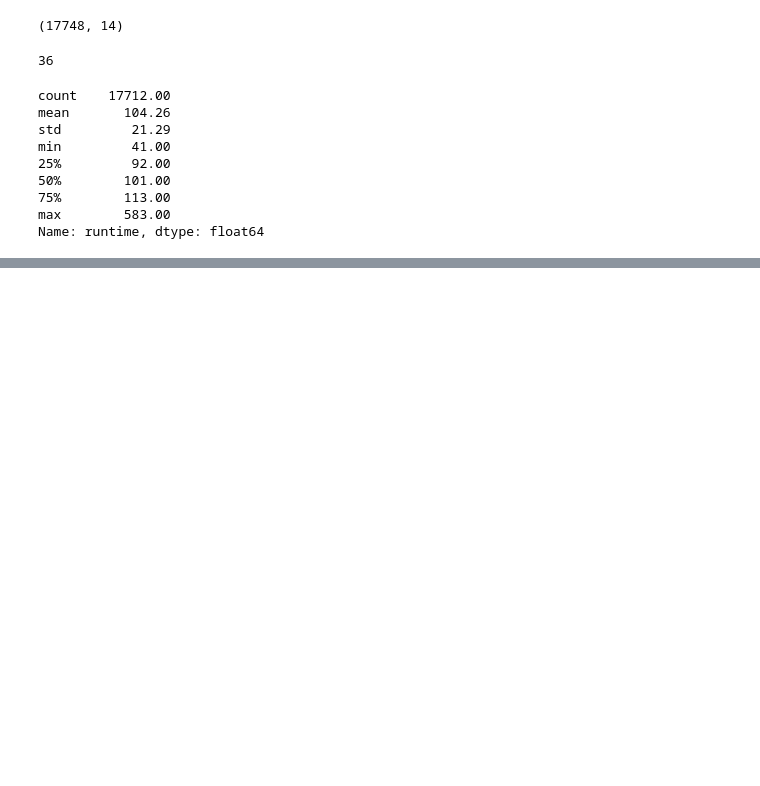
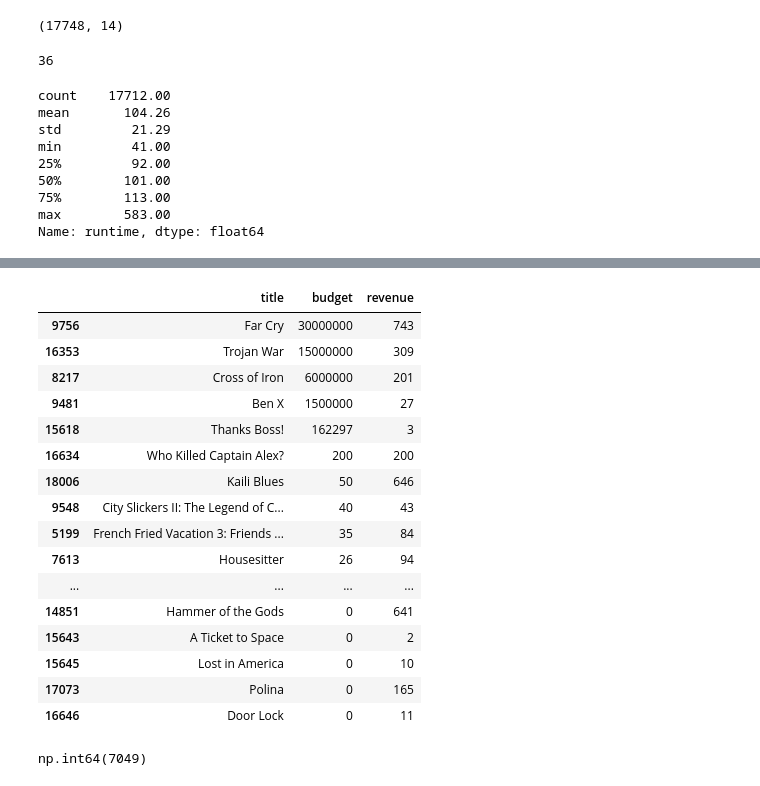
Before and after one commit to AdamTR93/MASTER_thePower_Data_Analytics, a Jupyter notebook: 5.PROYECTO_FINAL/proyecto_EDA_cine/notebooks/analisis_preliminar.ipynb, the cells around one changed output, grey strips where cells are left out. Saved outputs shown, nothing was run; the diff lists cells and outputs as text; code cells hidden in the pictures; blank space fills up the shorter version.

```diff
--- a/5.PROYECTO_FINAL/proyecto_EDA_cine/notebooks/analisis_preliminar.ipynb
+++ b/5.PROYECTO_FINAL/proyecto_EDA_cine/notebooks/analisis_preliminar.ipynb
@@ -459,0 +587,21 @@ En el extremo superior, la mayoría de las películas más largas son largometra
+# %%
+df_clean.loc[(df_clean['revenue'] > 0) & (df_clean['revenue'] <= 1000),
+             ['title','budget','revenue']].sort_values(by = 'budget', ascending=False)
+# %% [output]
+|  | title | budget | revenue |
+| 9756 | Far Cry | 30000000 | 743 |
+| 16353 | Trojan War | 15000000 | 309 |
+| 8217 | Cross of Iron | 6000000 | 201 |
+| 9481 | Ben X | 1500000 | 27 |
+| 15618 | Thanks Boss! | 162297 | 3 |
+| 16634 | Who Killed Captain Alex? | 200 | 200 |
+| 18006 | Kaili Blues | 50 | 646 |
+| 9548 | City Slickers II: The Legend of C... | 40 | 43 |
+| 5199 | French Fried Vacation 3: Friends ... | 35 | 84 |
+| 7613 | Housesitter | 26 | 94 |
+| ... | ... | ... | ... |
+| 14851 | Hammer of the Gods | 0 | 641 |
+| 15643 | A Ticket to Space | 0 | 2 |
+| 15645 | Lost in America | 0 | 10 |
+| 17073 | Polina | 0 | 165 |
+| 16646 | Door Lock | 0 | 11 |
@@ -459,0 +612,6 @@ En el extremo superior, la mayoría de las películas más largas son largometra
+# %%
+#columna que indica si la película tiene datos financieros completos
+df_clean['tiene_datos_financieros'] = df_clean['budget'].notna() & df_clean['revenue'].notna()
+df_clean['tiene_datos_financieros'].sum()
+# %% [output]
+np.int64(7049)
```
Also changed, not shown: parts of 30 cells of this notebook.
